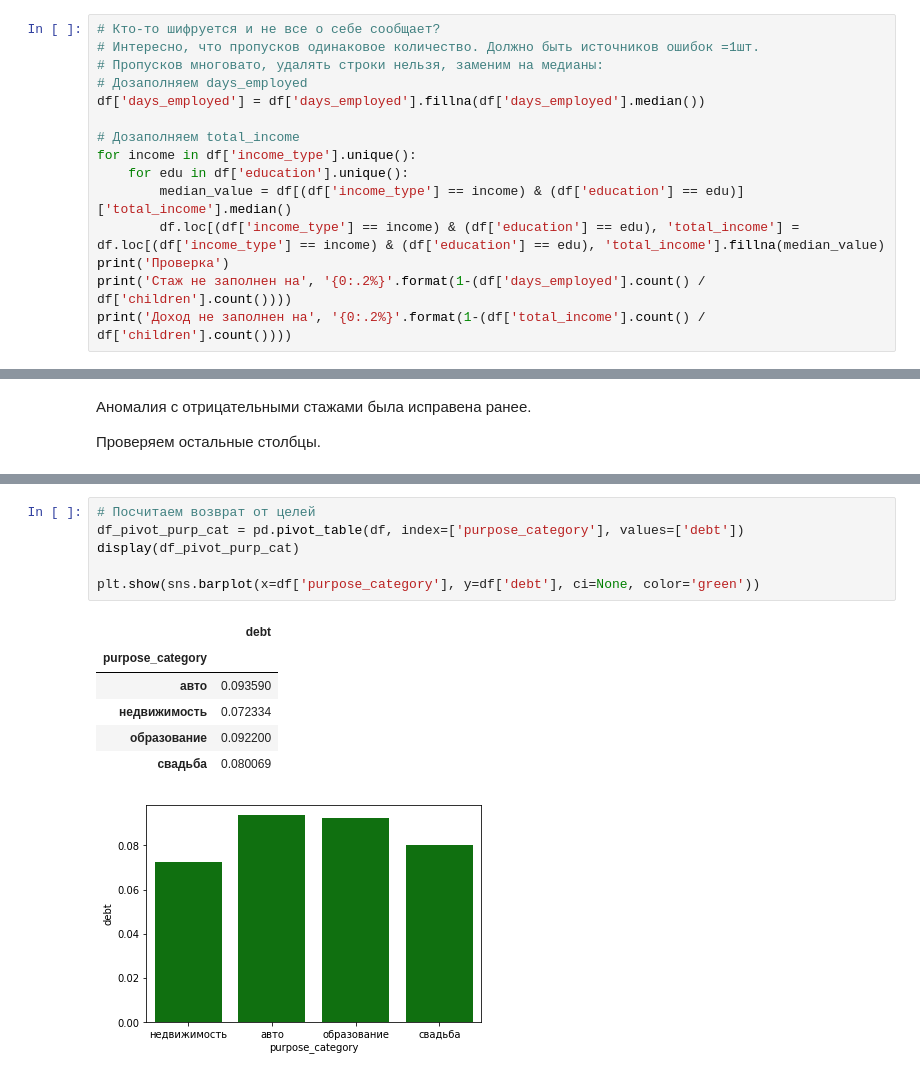
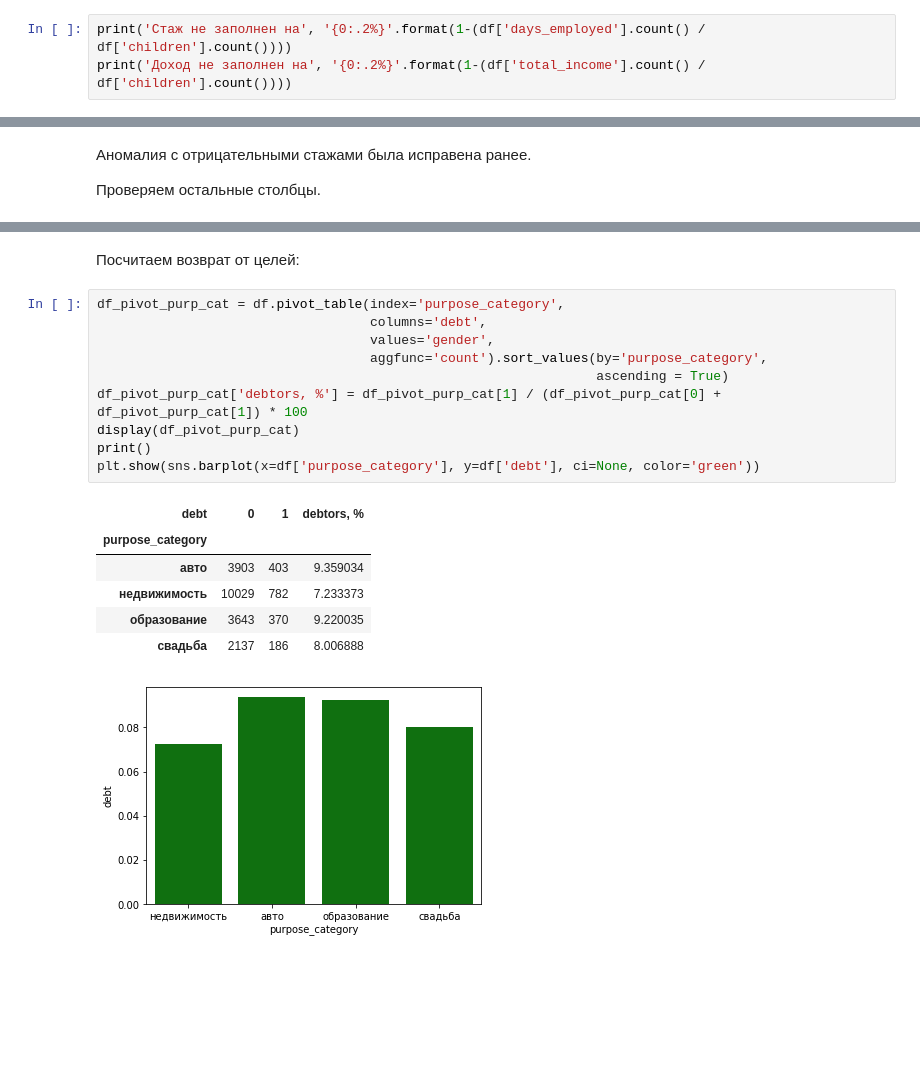
Before and after one commit to NistratovR/yap, a Jupyter notebook: 02_Исследование_надёжности_заёмщиков/2_Исследование_надёжности_заёмщиков.ipynb, the cells around one changed output, grey strips where cells are left out. Saved outputs shown, nothing was run; the diff lists cells and outputs as text; blank space fills up the shorter version.

```diff
--- a/02_Исследование_надёжности_заёмщиков/2_Исследование_надёжности_заёмщиков.ipynb
+++ b/02_Исследование_надёжности_заёмщиков/2_Исследование_надёжности_заёмщиков.ipynb
@@ -195,16 +230,4 @@ Cтаж не заполнен на 10.10%
 # %%
-# Кто-то шифруется и не все о себе сообщает?
-# Интересно, что пропусков одинаковое количество. Должно быть источников ошибок =1шт.
-# Пропусков многовато, удалять строки нельзя, заменим на медианы:
-# Дозаполняем days_employed
-df['days_employed'] = df['days_employed'].fillna(df['days_employed'].median())
-
-# Дозаполняем total_income
-for income in df['income_type'].unique():
-    for edu in df['education'].unique():
-        median_value = df[(df['income_type'] == income) & (df['education'] == edu)]['total_income'].median()
-        df.loc[(df['income_type'] == income) & (df['education'] == edu), 'total_income'] = df.loc[(df['income_type'] == income) & (df['education'] == edu), 'total_income'].fillna(median_value)
-print('Проверка')
 print('Cтаж не заполнен на', '{0:.2%}'.format(1-(df['days_employed'].count() / df['children'].count())))
 print('Доход не заполнен на', '{0:.2%}'.format(1-(df['total_income'].count() / df['children'].count())))
 # %% [output]
@@ -916,18 +1031,24 @@ debt
 0    19712
 1     1741
 Name: debt, dtype: int64
+# %% [markdown]
+Посчитаем возврат от целей:
 # %%
-# Посчитаем возврат от целей
-df_pivot_purp_cat = pd.pivot_table(df, index=['purpose_category'], values=['debt'])
+df_pivot_purp_cat = df.pivot_table(index='purpose_category',
+                                   columns='debt',
+                                   values='gender',
+                                   aggfunc='count').sort_values(by='purpose_category',
+                                                                ascending = True)
+df_pivot_purp_cat['debtors, %'] = df_pivot_purp_cat[1] / (df_pivot_purp_cat[0] + df_pivot_purp_cat[1]) * 100
 display(df_pivot_purp_cat)
-
+print()
 plt.show(sns.barplot(x=df['purpose_category'], y=df['debt'], ci=None, color='green'))
 # %% [output]
-|  | debt |
-| purpose_category |  |
-| авто | 0.093590 |
-| недвижимость | 0.072334 |
-| образование | 0.092200 |
-| свадьба | 0.080069 |
+| debt | 0 | 1 | debtors, % |
+| purpose_category |  |  |  |
+| авто | 3903 | 403 | 9.359034 |
+| недвижимость | 10029 | 782 | 7.233373 |
+| образование | 3643 | 370 | 9.220035 |
+| свадьба | 2137 | 186 | 8.006888 |
 [figure]
 # %% [markdown]
```
Also changed, not shown: parts of 145 cells of this notebook.
